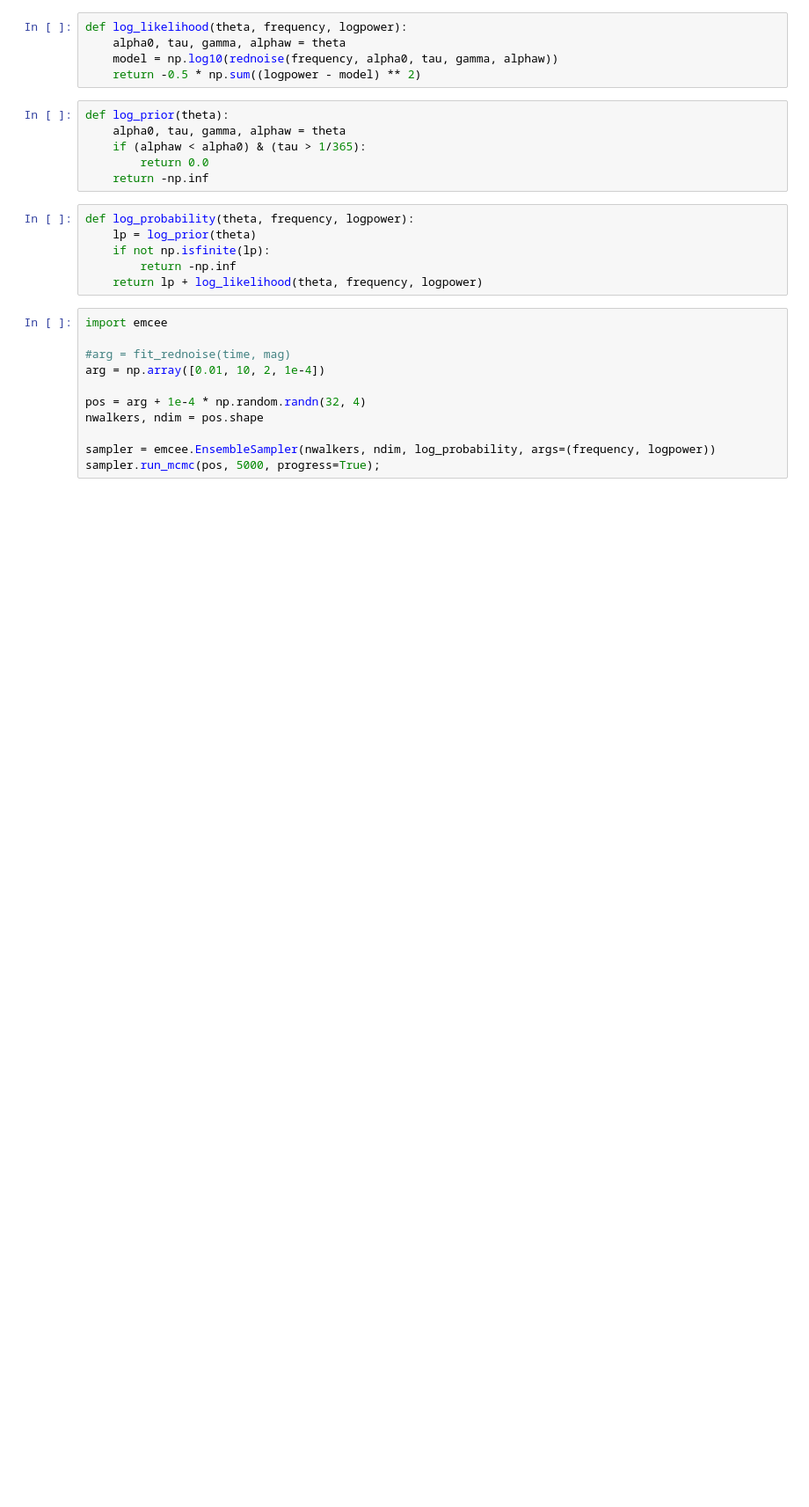
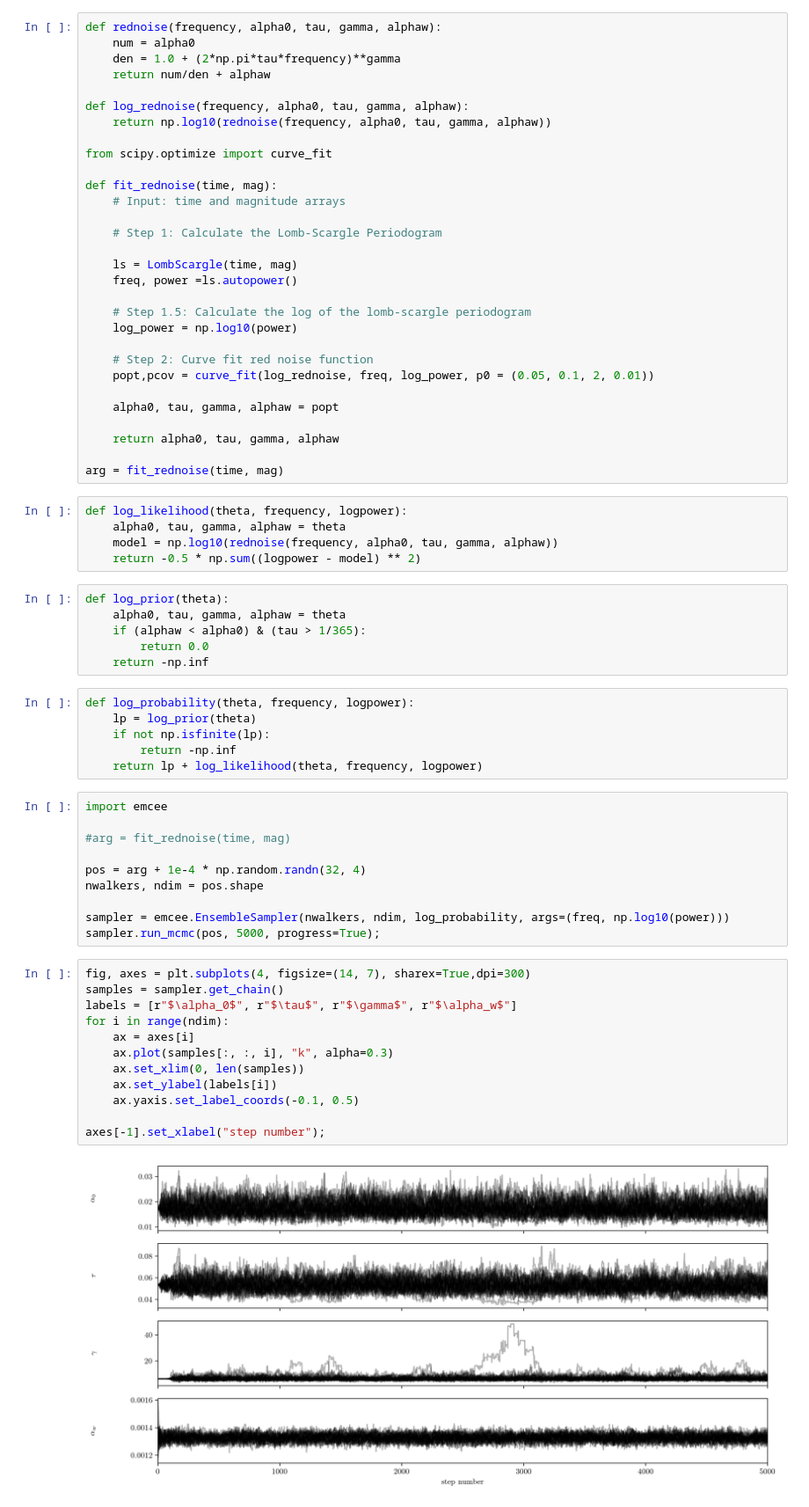
Before and after one commit to Ishanthecoder/squeegee, a Jupyter notebook: emcee_fit.ipynb, the cells around one changed output. Shown at 88% size. Drawn from its saved outputs; the diff is of its cells as text; blank space fills up the shorter version.

Commit message:
added more emcee stuff; parameter estimation

```diff
--- a/emcee_fit.ipynb
+++ b/emcee_fit.ipynb
@@ -6,3 +16,33 @@ import emcee
+# %%
+def rednoise(frequency, alpha0, tau, gamma, alphaw):
+    num = alpha0
+    den = 1.0 + (2*np.pi*tau*frequency)**gamma
+    return num/den + alphaw
+
+def log_rednoise(frequency, alpha0, tau, gamma, alphaw):
+    return np.log10(rednoise(frequency, alpha0, tau, gamma, alphaw))
+
+from scipy.optimize import curve_fit
+
+def fit_rednoise(time, mag):
+    # Input: time and magnitude arrays
+
+    # Step 1: Calculate the Lomb-Scargle Periodogram
+
+    ls = LombScargle(time, mag)
+    freq, power =ls.autopower()
+
+    # Step 1.5: Calculate the log of the lomb-scargle periodogram
+    log_power = np.log10(power)
+
+    # Step 2: Curve fit red noise function
+    popt,pcov = curve_fit(log_rednoise, freq, log_power, p0 = (0.05, 0.1, 2, 0.01))
+
+    alpha0, tau, gamma, alphaw = popt
+
+    return alpha0, tau, gamma, alphaw
+
+arg = fit_rednoise(time, mag)
 # %%
 def log_likelihood(theta, frequency, logpower):
     alpha0, tau, gamma, alphaw = theta
@@ -24,10 +64,23 @@ def log_probability(theta, frequency, logpower):
 import emcee
 
 #arg = fit_rednoise(time, mag)
-arg = np.array([0.01, 10, 2, 1e-4])
 
 pos = arg + 1e-4 * np.random.randn(32, 4)
 nwalkers, ndim = pos.shape
 
-sampler = emcee.EnsembleSampler(nwalkers, ndim, log_probability, args=(frequency, logpower))
+sampler = emcee.EnsembleSampler(nwalkers, ndim, log_probability, args=(freq, np.log10(power)))
 sampler.run_mcmc(pos, 5000, progress=True);
+# %%
+fig, axes = plt.subplots(4, figsize=(14, 7), sharex=True,dpi=300)
+samples = sampler.get_chain()
+labels = [r"$\alpha_0$", r"$\tau$", r"$\gamma$", r"$\alpha_w$"]
+for i in range(ndim):
+    ax = axes[i]
+    ax.plot(samples[:, :, i], "k", alpha=0.3)
+    ax.set_xlim(0, len(samples))
+    ax.set_ylabel(labels[i])
+    ax.yaxis.set_label_coords(-0.1, 0.5)
+
+axes[-1].set_xlabel("step number");
+# %% [output]
+[figure, added]
```
Also changed, not shown: parts of 4 cells of this notebook.
